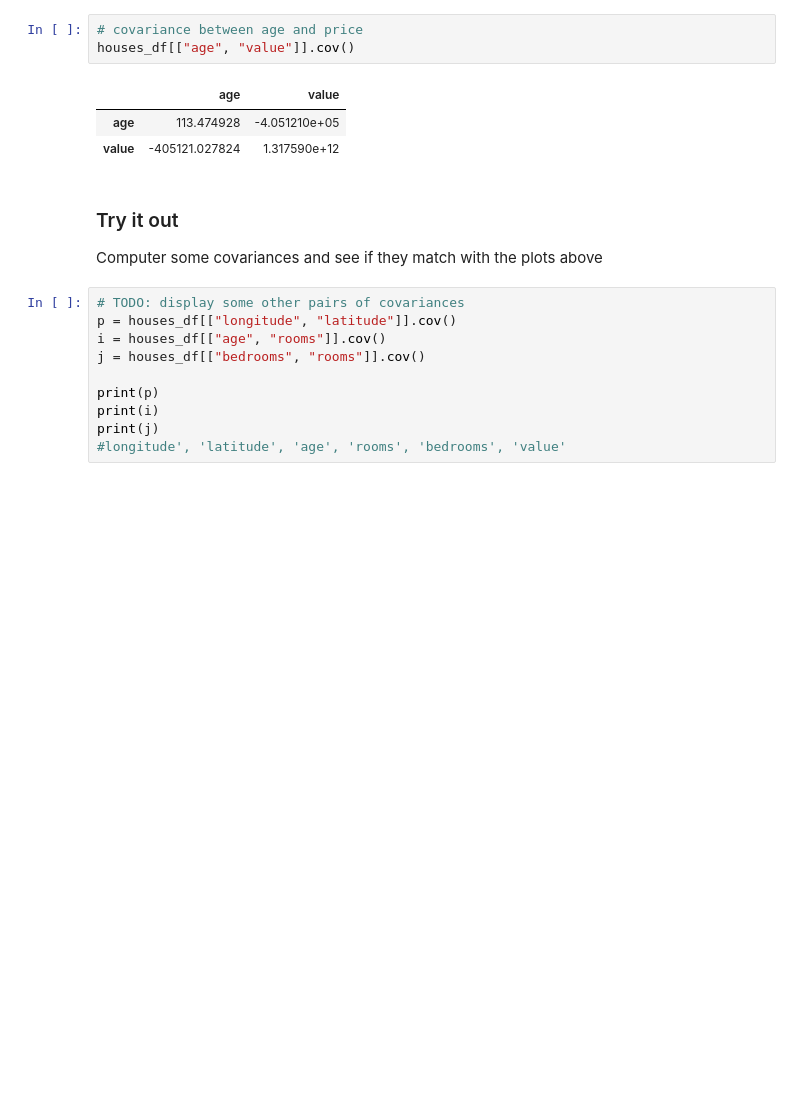
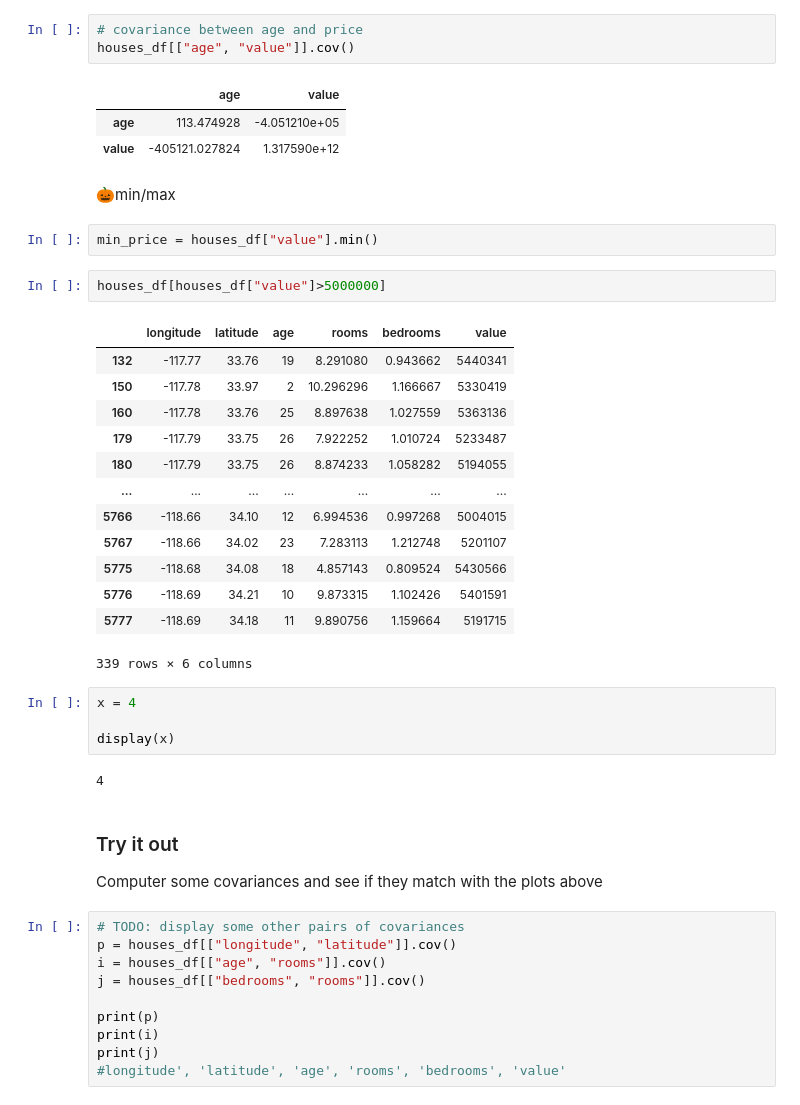
Before and after one commit to DM-GY-9103-intro-to-ML-nyu/ML-WK07, a Jupyter notebook: WK07.ipynb, the cells around one changed output. Saved outputs shown, nothing was run; the diff lists cells and outputs as text; blank space fills up the shorter version.

```diff
--- a/WK07.ipynb
+++ b/WK07.ipynb
@@ -394,6 +395,32 @@ houses_df[["age", "value"]].cov()
 |  | age | value |
 | age | 113.474928 | -4.051210e+05 |
 | value | -405121.027824 | 1.317590e+12 |
+# %% [markdown]
+🎃min/max
+# %%
+min_price = houses_df["value"].min()
+# %%
+houses_df[houses_df["value"]>5000000]
+# %% [output]
+|  | longitude | latitude | age | rooms | bedrooms | value |
+| 132 | -117.77 | 33.76 | 19 | 8.291080 | 0.943662 | 5440341 |
+| 150 | -117.78 | 33.97 | 2 | 10.296296 | 1.166667 | 5330419 |
+| 160 | -117.78 | 33.76 | 25 | 8.897638 | 1.027559 | 5363136 |
+| 179 | -117.79 | 33.75 | 26 | 7.922252 | 1.010724 | 5233487 |
+| 180 | -117.79 | 33.75 | 26 | 8.874233 | 1.058282 | 5194055 |
+| ... | ... | ... | ... | ... | ... | ... |
+| 5766 | -118.66 | 34.10 | 12 | 6.994536 | 0.997268 | 5004015 |
+| 5767 | -118.66 | 34.02 | 23 | 7.283113 | 1.212748 | 5201107 |
+| 5775 | -118.68 | 34.08 | 18 | 4.857143 | 0.809524 | 5430566 |
+| 5776 | -118.69 | 34.21 | 10 | 9.873315 | 1.102426 | 5401591 |
+| 5777 | -118.69 | 34.18 | 11 | 9.890756 | 1.159664 | 5191715 |
+339 rows × 6 columns
+# %%
+x = 4
+
+display(x)
+# %% [output]
+4
 # %% [markdown]
 ### Try it out
 
```
Also changed, not shown: parts of 1 cell of this notebook.
